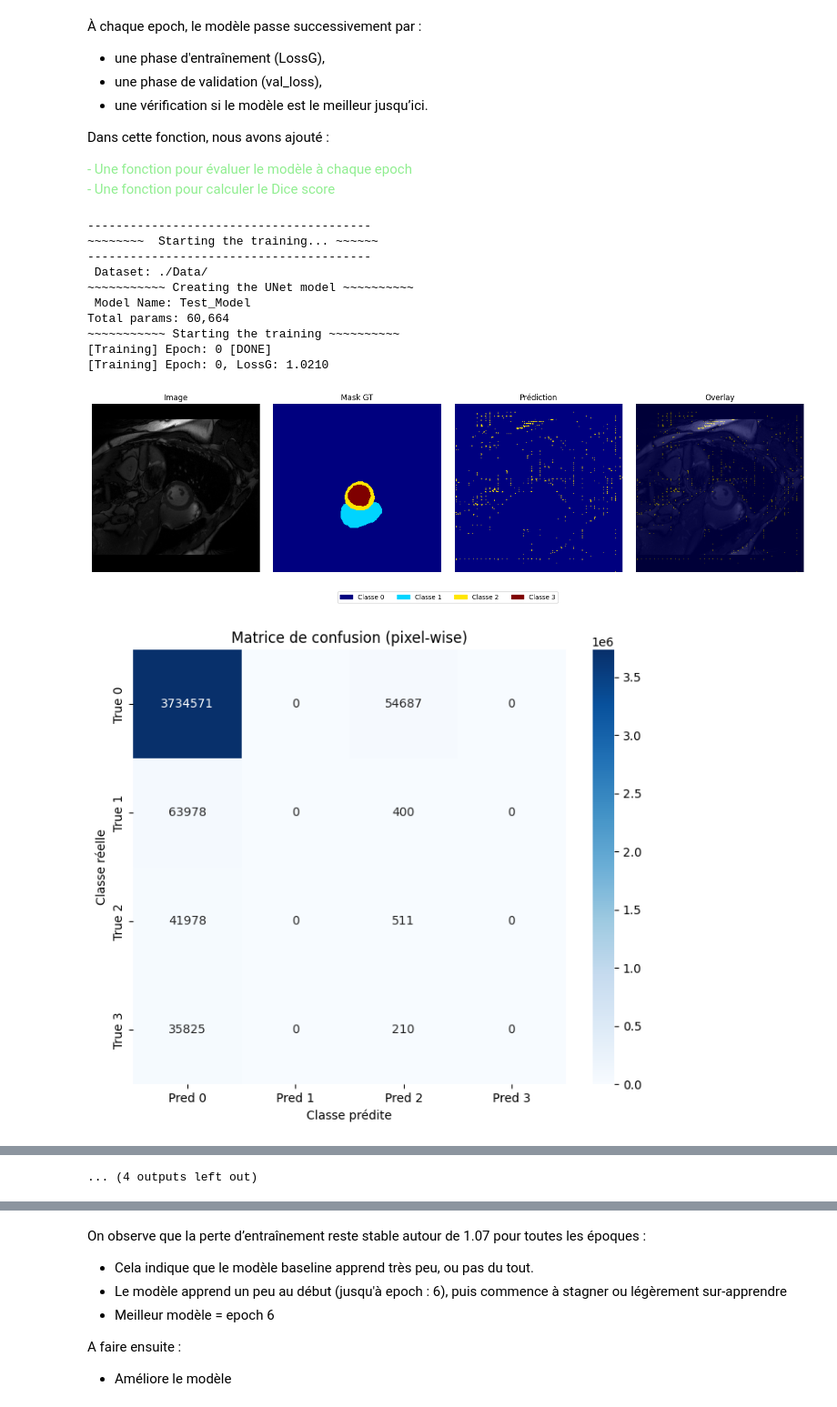
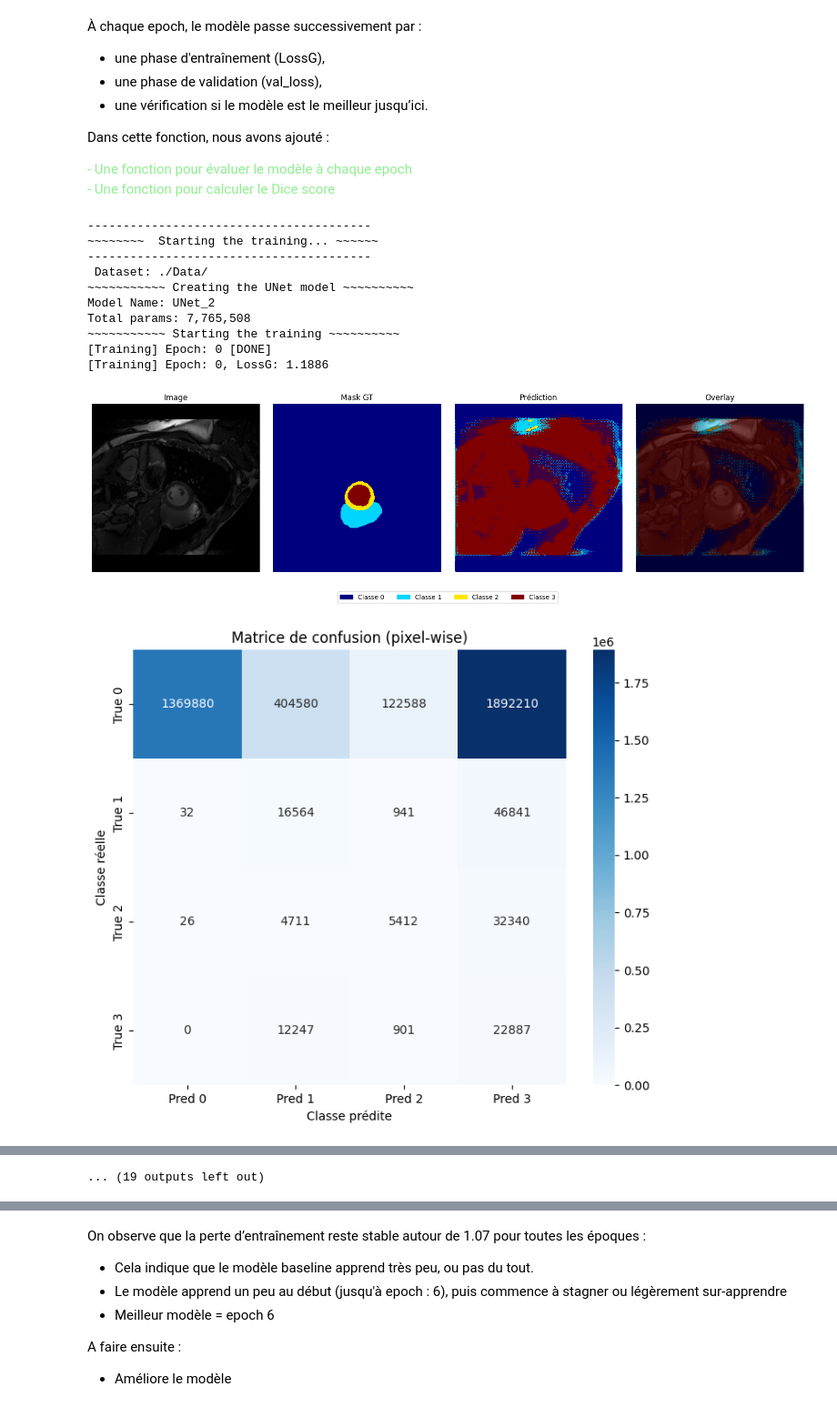
Before and after one commit to nicolasweill/MTI865-Challenge-Automated-Cardiac-Diagnosis-Challenge, a Jupyter notebook: mainSegmentationChallenge.ipynb, the cells around one changed output, grey strips where cells are left out. Shown at 91% size. Drawn from its saved outputs; the diff is of its cells as text; code cells hidden in the pictures.

Commit message:
implementation de UNet 2.0

```diff
--- a/mainSegmentationChallenge.ipynb
+++ b/mainSegmentationChallenge.ipynb
@@ -257,7 +258,7 @@ def validate(model, loader, criterion, num_classes, visualise=True, n_examples=1
     dice_mean = np.mean(np.array(dice_total), axis=0)
     return total_loss / len(loader), dice_mean
 # %%
-def runTraining():
+def runTraining(model_class=UNet):
 
     print('-' * 40)
     print('~~~~~~~~  Starting the training... ~~~~~~')
@@ -267,7 +268,7 @@ def runTraining():
     batch_size = 4
     batch_size_val = 4
     lr = 0.001    # Learning Rate
-    epoch = 5 # Number of epochs
+    epoch = 10 # Number of epochs
 
     root_dir = './Data/'
 
@@ -287,7 +288,7 @@ def runTraining():
                                                       root_dir,
                                                       transform=transform,
                                                       mask_transform=mask_transform,
-                                                      augment=False,
+                                                      augment=True, # était à False
                                                       equalize=False)
 
     train_loader_full = DataLoader(train_set_full,
@@ -322,17 +323,18 @@ def runTraining():
     num_classes = 4 # NUMBER OF CLASSES
 
     print("~~~~~~~~~~~ Creating the UNet model ~~~~~~~~~~")
-    modelName = 'Test_Model'
-    print(" Model Name: {}".format(modelName))
+    modelName = model_class.__name__
+    print("Model Name: {}".format(modelName))
 
     ## CREATION OF YOUR MODEL
-    net = UNet(num_classes)
+    net = model_class(num_classes)
 
     print("Total params: {0:,}".format(sum(p.numel() for p in net.parameters() if p.requires_grad)))
 
     # DEFINE YOUR OUTPUT COMPONENTS (e.g., SOFTMAX, LOSS FUNCTION, ETC)
+    class_weights = torch.tensor([0.1, 5, 5, 5], dtype=torch.float)
     softMax = torch.nn.Softmax(dim=1)
-    CE_loss = torch.nn.CrossEntropyLoss()
+    CE_loss = torch.nn.CrossEntropyLoss(weight=class_weights)
 
     ## PUT EVERYTHING IN GPU RESOURCES
     if torch.cuda.is_available():
@@ -394,6 +396,9 @@ def runTraining():
 
             # DO THE STEPS FOR BACKPROP (two things to be done in pytorch)
 
+            lossTotal.backward()  # Calcule les gradients des poids (rétropropagation)
+            optimizer.step()      # Met à jour les poids en utilisant l'optimiseur (Adam)
+
             # THIS IS JUST TO VISUALIZE THE TRAINING
             lossEpoch.append(lossTotal.cpu().data.numpy())
             printProgressBar(j + 1, num_batches,
@@ -462,17 +467,17 @@ Dans cette fonction, nous avons ajouté :
 - Une fonction pour calculer le Dice score
 </p>
 # %%
-lossTotalTraining, val_loss_list, dice_list = runTraining()
+lossTotalTraining, val_loss_list, dice_list = runTraining(UNet_2)
 # %% [output]
 ----------------------------------------
 ~~~~~~~~  Starting the training... ~~~~~~
 ----------------------------------------
  Dataset: ./Data/
 ~~~~~~~~~~~ Creating the UNet model ~~~~~~~~~~
- Model Name: Test_Model
-Total params: 60,664
+Model Name: UNet_2
+Total params: 7,765,508
 ~~~~~~~~~~~ Starting the training ~~~~~~~~~~
 [Training] Epoch: 0 [DONE]
-[Training] Epoch: 0, LossG: 1.0210
+[Training] Epoch: 0, LossG: 1.1886
-[figure, old version]
+[figure, new version]
-[figure, old version]
+[figure, new version]
@@ -497,4 +501,4 @@ Best model updated at epoch 2 (val_loss=1.0674)
-... (4 outputs left out)
+... (19 outputs left out)
 # %%
 
 def plot_training_curves(loss_train, loss_val, dice_list):
```
Also changed, not shown: parts of 3 cells of this notebook, 14 other files.
